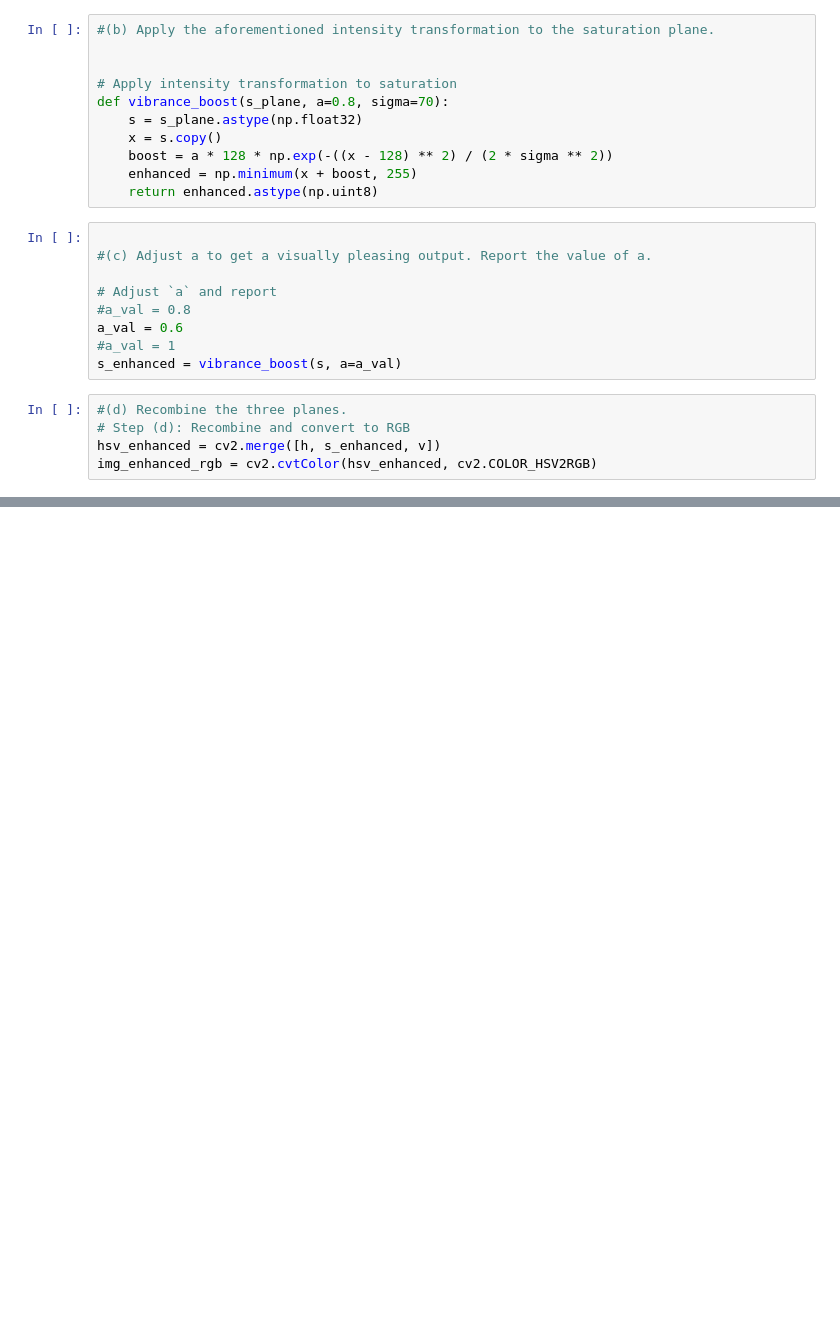
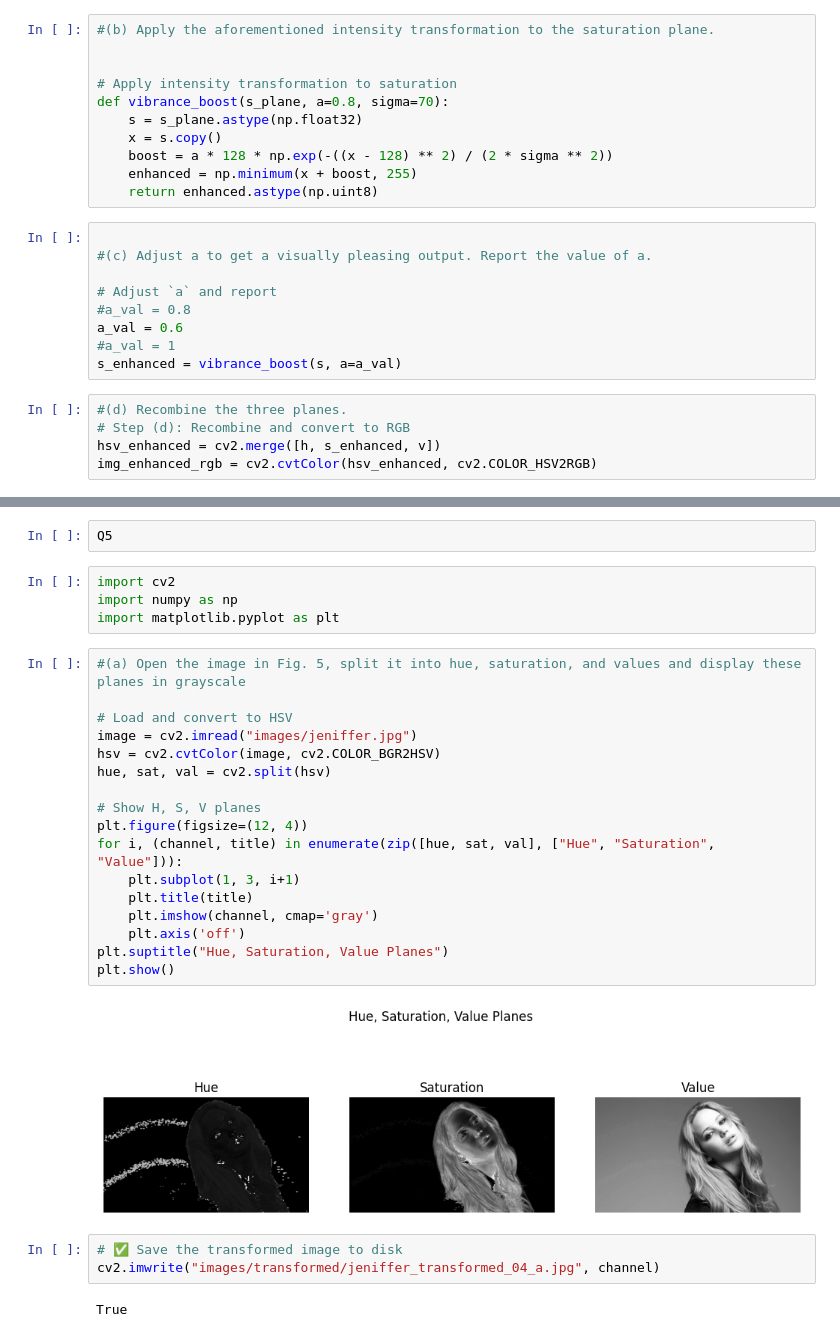
Before and after one commit to Bashinigamage/computer_vision, a Jupyter notebook: Assignment_1.ipynb, the cells around one changed output, grey strips where cells are left out. Cells and saved outputs as stored; diff of their text form; blank space fills up the shorter version.

```diff
--- a/Assignment_1.ipynb
+++ b/Assignment_1.ipynb
@@ -505,0 +503,30 @@ Selected value of a for best visual result: 0.8
+# %%
+Q5
+# %%
+import cv2
+import numpy as np
+import matplotlib.pyplot as plt
+# %%
+#(a) Open the image in Fig. 5, split it into hue, saturation, and values and display these planes in grayscale
+
+# Load and convert to HSV
+image = cv2.imread("images/jeniffer.jpg")
+hsv = cv2.cvtColor(image, cv2.COLOR_BGR2HSV)
+hue, sat, val = cv2.split(hsv)
+
+# Show H, S, V planes
+plt.figure(figsize=(12, 4))
+for i, (channel, title) in enumerate(zip([hue, sat, val], ["Hue", "Saturation", "Value"])):
+    plt.subplot(1, 3, i+1)
+    plt.title(title)
+    plt.imshow(channel, cmap='gray')
+    plt.axis('off')
+plt.suptitle("Hue, Saturation, Value Planes")
+plt.show()
+# %% [output]
+[figure, added]
+# %%
+# ✅ Save the transformed image to disk
+cv2.imwrite("images/transformed/jeniffer_transformed_04_a.jpg", channel)
+# %% [output]
+True
```
Also changed, not shown: parts of 9 cells of this notebook, 1 other file.
